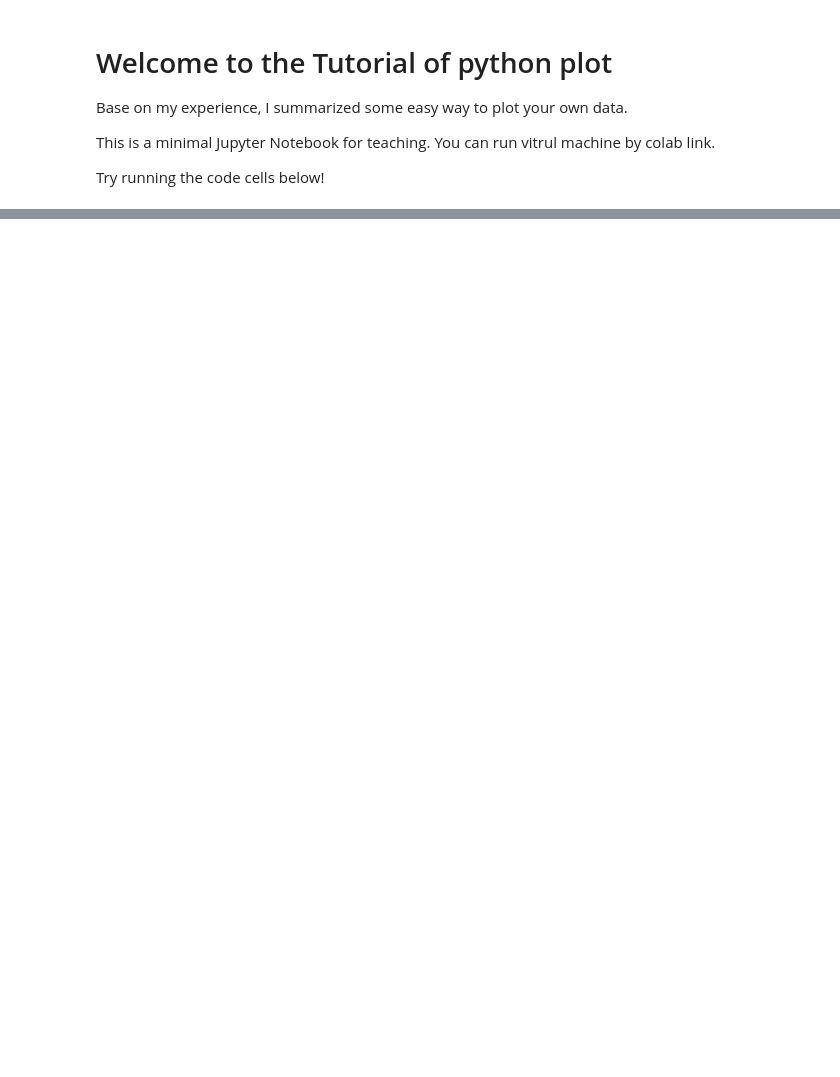
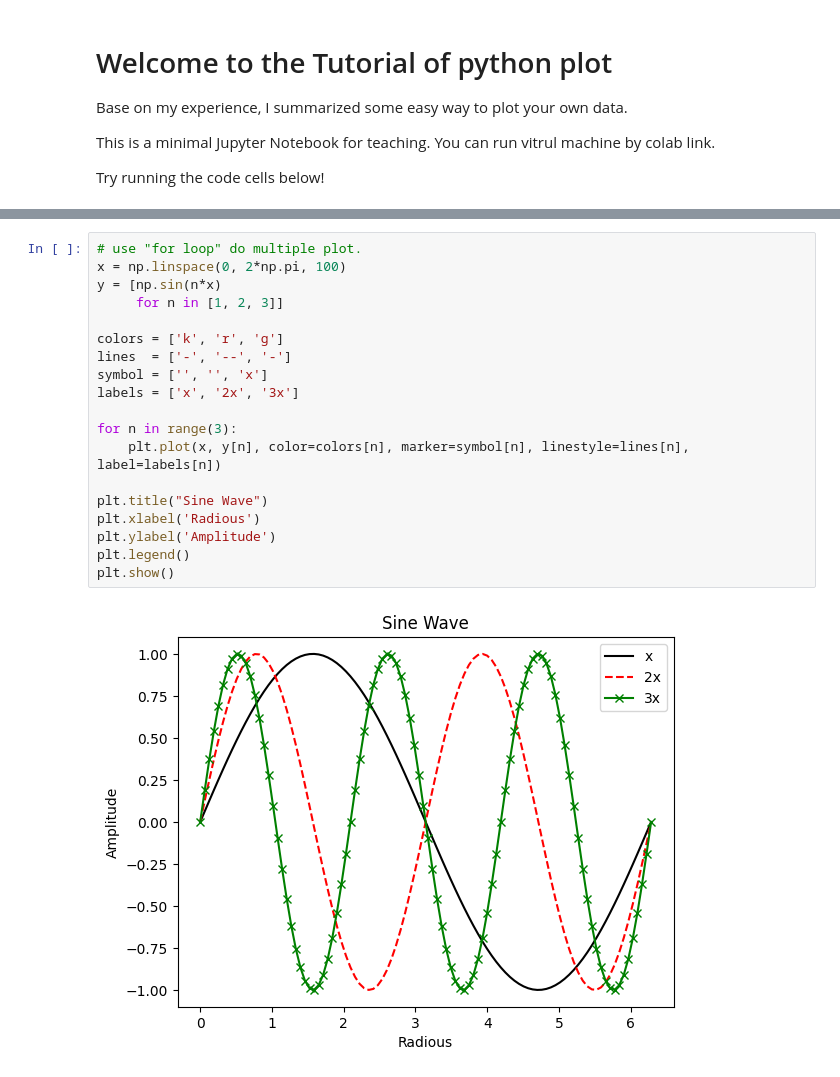
Before and after one commit to VolHC/Lab_plot_tutorial, a Jupyter notebook: Basic_plot/notebooks/lesson_one.ipynb, the cells around one changed output, grey strips where cells are left out. Drawn from its saved outputs; the diff is of its cells as text; blank space fills up the shorter version.

```diff
--- a/Basic_plot/notebooks/lesson_one.ipynb
+++ b/Basic_plot/notebooks/lesson_one.ipynb
@@ -38,2 +49,23 @@ plt.show()
+# %%
+# use "for loop" do multiple plot.
+x = np.linspace(0, 2*np.pi, 100)
+y = [np.sin(n*x)
+     for n in [1, 2, 3]]
+
+colors = ['k', 'r', 'g']
+lines  = ['-', '--', '-']
+symbol = ['', '', 'x']
+labels = ['x', '2x', '3x']
+
+for n in range(3):
+    plt.plot(x, y[n], color=colors[n], marker=symbol[n], linestyle=lines[n], label=labels[n])
+
+plt.title("Sine Wave")
+plt.xlabel('Radious')
+plt.ylabel('Amplitude')
+plt.legend()
+plt.show()
+# %% [output]
+[figure, added]
 # %%
 # Read data from ascii type data.
```
Also changed, not shown: parts of 8 cells of this notebook, 2 other files.
